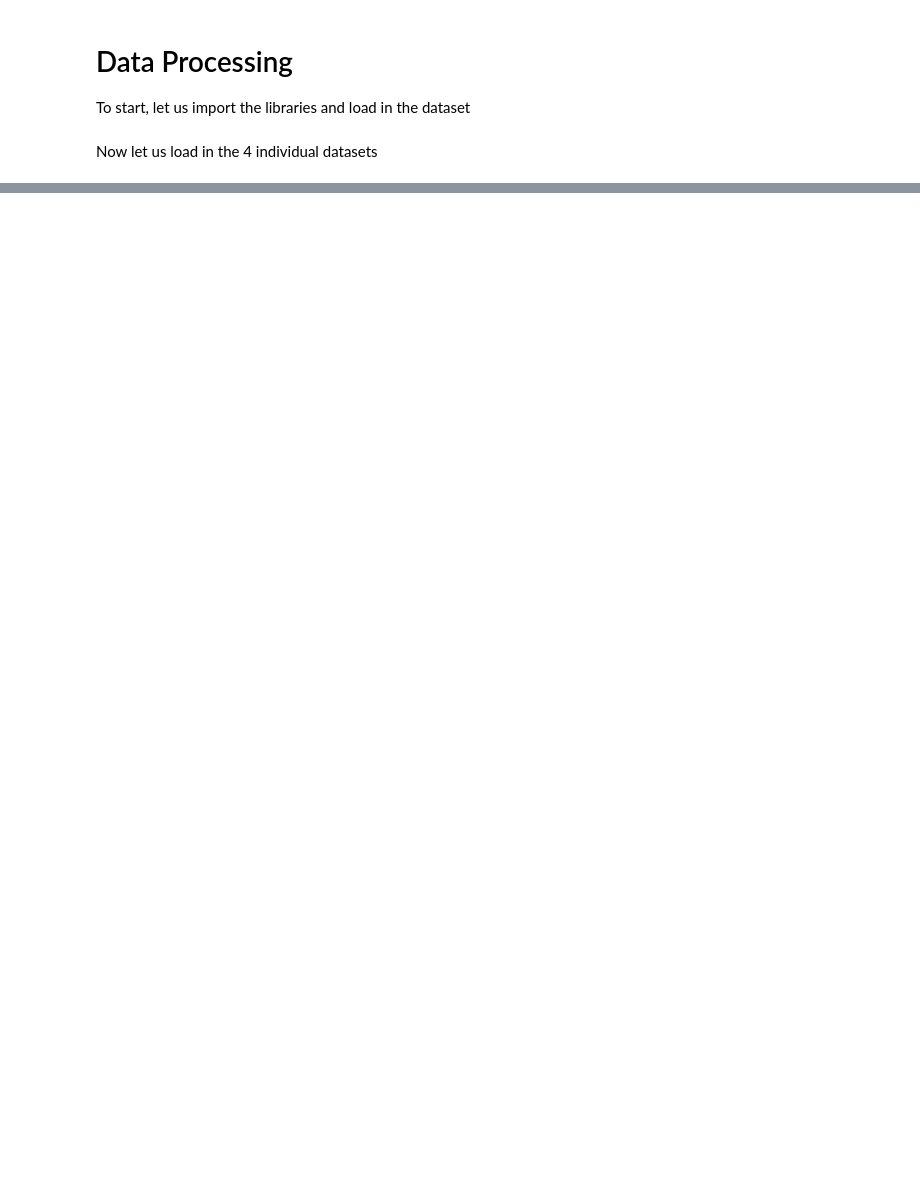
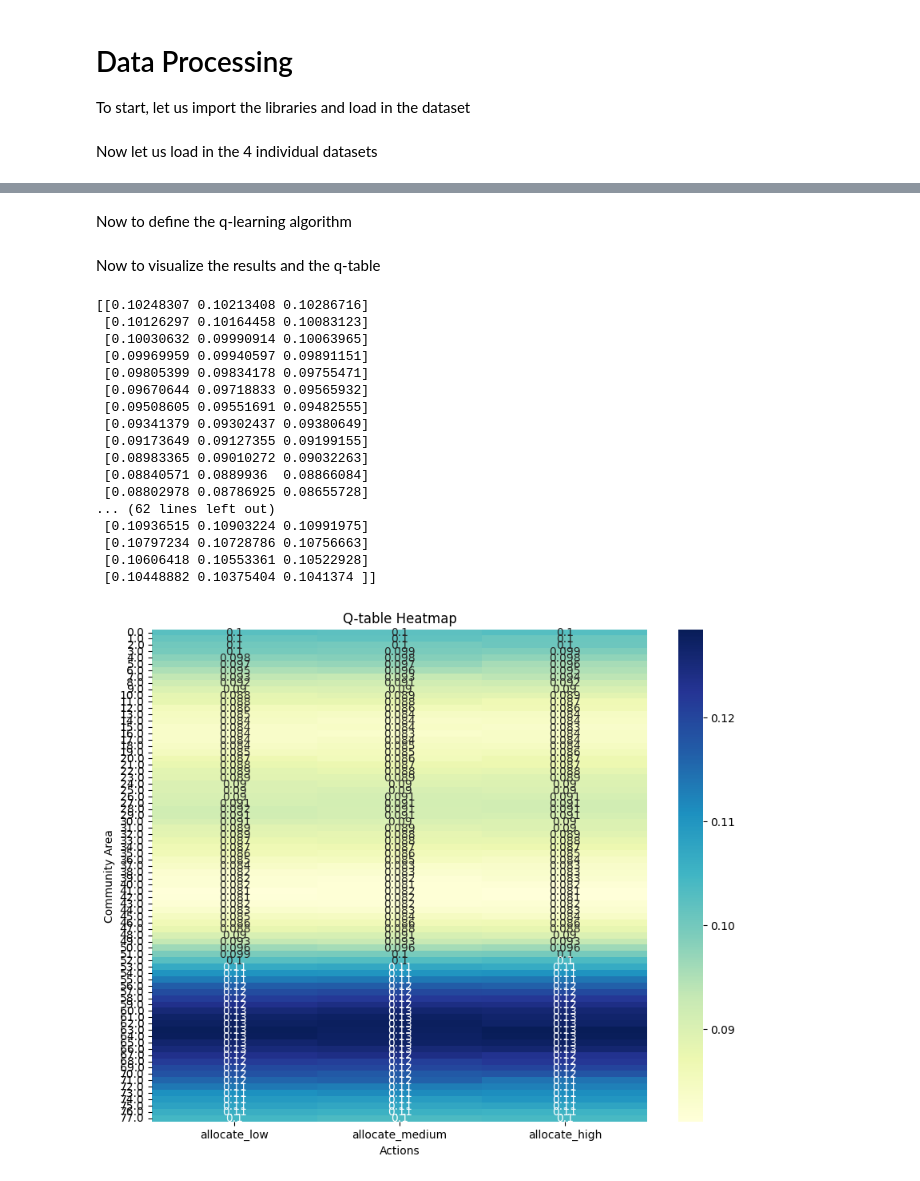
Before and after one commit to d3kong/COGS188_group_template, a Jupyter notebook: FinalProject_YuriR_DanielK.ipynb, the cells around one changed output, grey strips where cells are left out. Saved outputs shown, nothing was run; the diff lists cells and outputs as text; code cells hidden in the pictures; blank space fills up the shorter version.

Commit message:
Draft or results and discussion
Very rough draft based on the data added.

```diff
--- a/FinalProject_YuriR_DanielK.ipynb
+++ b/FinalProject_YuriR_DanielK.ipynb
@@ -128,0 +107,4 @@ Reiterate your main point and in just a few sentences tell us how your results s
+# %%
+# Train a RandomForestRegressor model
+rf_model = RandomForestRegressor(n_estimators=100, random_state=42)
+rf_model.fit(X_train, y_train)
@@ -128,0 +175,50 @@ Reiterate your main point and in just a few sentences tell us how your results s
+# %%
+env = CrimeEnvironment(crime_rate_data, rf_model)
+# %% [markdown]
+Now to define the q-learning algorithm
+# %%
+def q_learning(env, num_episodes=1000):
+    for episode in range(num_episodes):
+        env.state = np.random.randint(0, env.num_states)  # Initialize state randomly
+        step_count = 0
+        while step_count < 100:  # Example termination condition: 100 steps per episode
+            action = env.select_action()
+            new_state, reward = env.take_action(action)
+            env.update_q_table(env.state, action, reward, new_state)
+            env.state = new_state
+            step_count += 1
+# %%
+import warnings
+warnings.filterwarnings('ignore')
+
+q_learning(env)
+# %% [markdown]
+Now to visualize the results and the q-table
+# %%
+print(env.q_table)
+
+plt.figure(figsize=(10, 8))
+sns.heatmap(env.q_table, annot=True, cmap="YlGnBu", xticklabels=env.actions, yticklabels=crime_rate_data.index)
+plt.title("Q-table Heatmap")
+plt.xlabel("Actions")
+plt.ylabel("Community Area")
+plt.show()
+# %% [output]
+[[0.10248307 0.10213408 0.10286716]
+ [0.10126297 0.10164458 0.10083123]
+ [0.10030632 0.09990914 0.10063965]
+ [0.09969959 0.09940597 0.09891151]
+ [0.09805399 0.09834178 0.09755471]
+ [0.09670644 0.09718833 0.09565932]
+ [0.09508605 0.09551691 0.09482555]
+ [0.09341379 0.09302437 0.09380649]
+ [0.09173649 0.09127355 0.09199155]
+ [0.08983365 0.09010272 0.09032263]
+ [0.08840571 0.0889936  0.08866084]
+ [0.08802978 0.08786925 0.08655728]
+... (62 lines left out)
+ [0.10936515 0.10903224 0.10991975]
+ [0.10797234 0.10728786 0.10756663]
+ [0.10606418 0.10553361 0.10522928]
+ [0.10448882 0.10375404 0.1041374 ]]
+[figure, added]
```
Also changed, not shown: parts of 23 cells of this notebook, 2 other files.
